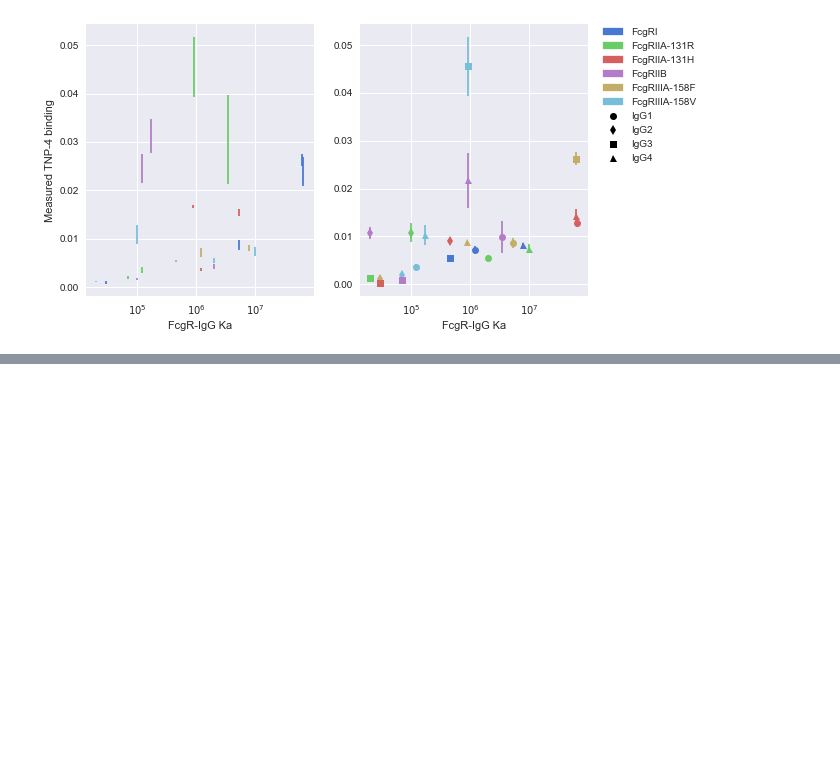
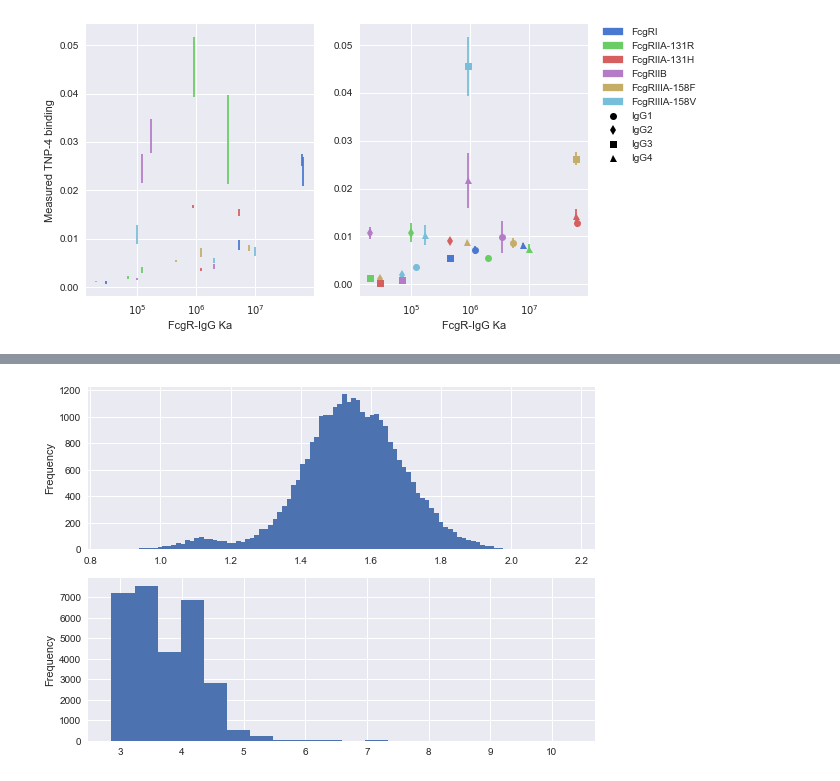
Before and after one commit to meyer-lab/FcgR-binding, a Jupyter notebook: Chain Analysis.ipynb, the cells around one changed output, grey strips where cells are left out. Cells and saved outputs as stored; diff of their text form; code cells hidden in the pictures; blank space fills up the shorter version.

```diff
--- a/Chain Analysis.ipynb
+++ b/Chain Analysis.ipynb
@@ -63,0 +83,12 @@ StoneHelper.FcgRQuantificationFigureMaker(M)
+# %%
+dset = dset.assign(sigDiff = lambda x: np.power(10, x.sigConv2 - x.sigConv1))
+dset = dset.assign(gnuDiff = lambda x: x.gnu2 / x.gnu1)
+
+fig, axes = plt.subplots(nrows=2, ncols=1)
+
+dset['sigDiff'].plot.hist(ax=axes[0], bins = 100)
+dset['gnuDiff'].plot.hist(ax=axes[1], bins = 20)
+
+plt.tight_layout()
+# %% [output]
+[figure, added]
```
Also changed, not shown: parts of 9 cells of this notebook, 8 other files.
